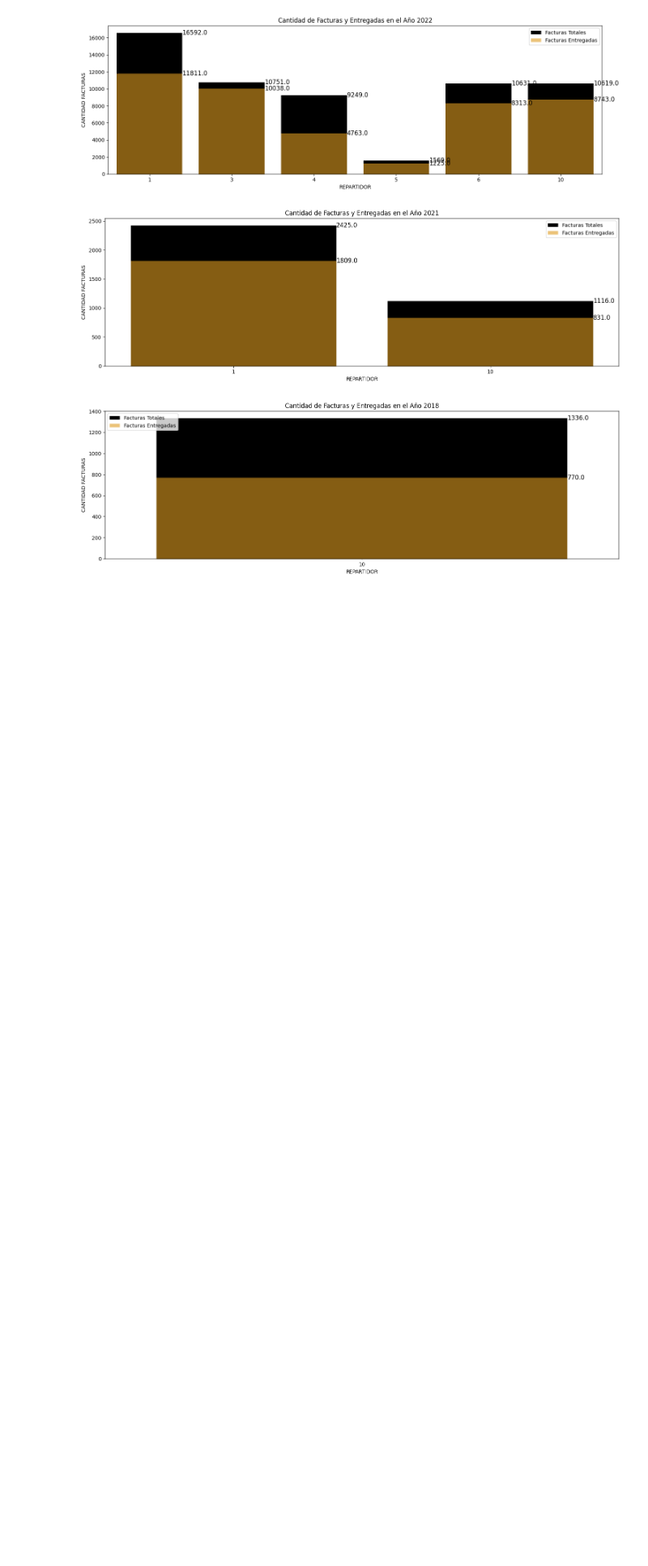
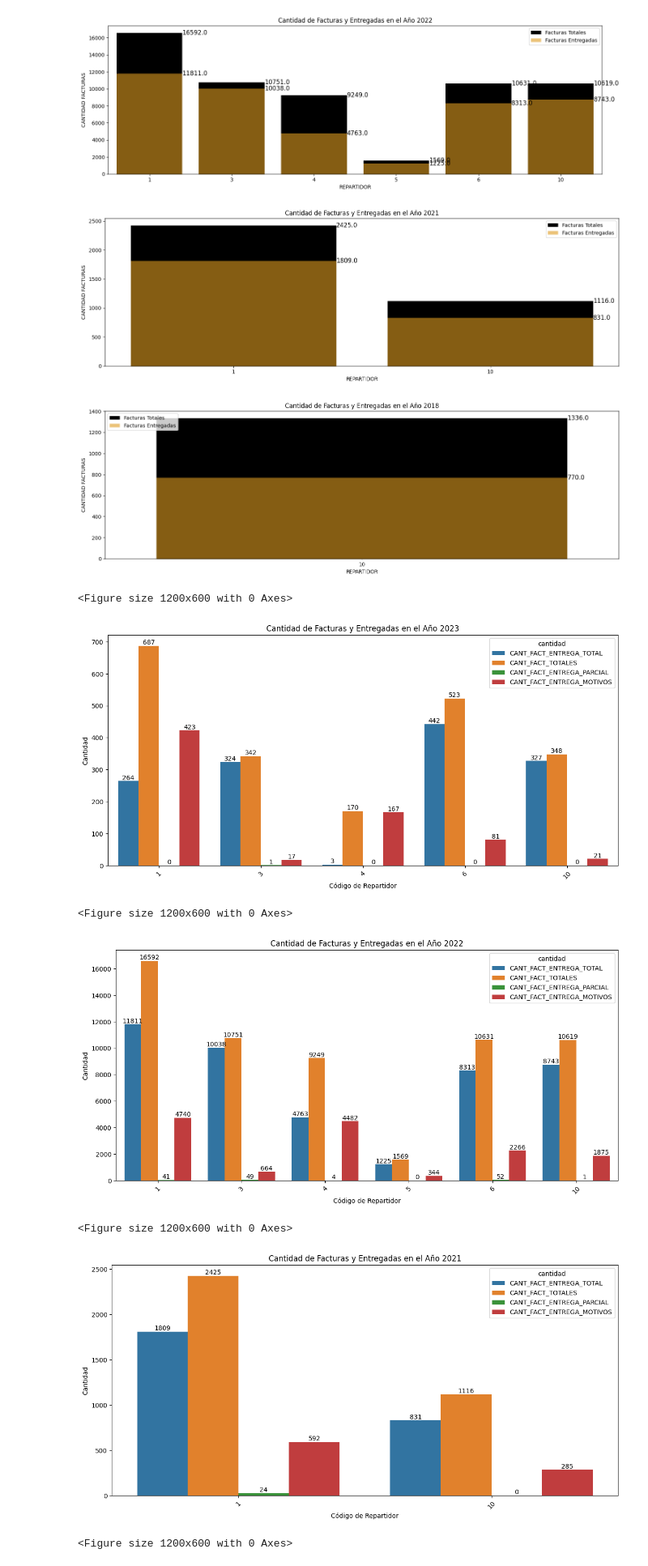
Before and after one commit to Lucaspadula/hackathon_mE, a Jupyter notebook: notebooks/1.0-act_rep-initial-data.ipynb, the cells around one changed output. Shown at 81% size. Drawn from its saved outputs; the diff is of its cells as text; code cells hidden in the pictures; blank space fills up the shorter version.

```diff
--- a/notebooks/1.0-act_rep-initial-data.ipynb
+++ b/notebooks/1.0-act_rep-initial-data.ipynb
@@ -323,3 +299,43 @@ for year in years:
 [figure]
 [figure]
 [figure]
+# %%
+for year in years:
+    plt.figure(figsize=(12,6))
+
+    # Supongamos que tienes un DataFrame llamado df con las columnas 'codigo_repartidor', 'facturas_entregadas', 'facturas_totales'
+    df_filtered = df[df['YEAR'] == year]
+
+    # Agrupar los datos por 'codigo_repartidor' y calcular la suma de 'facturas_entregadas' y 'facturas_totales'
+    facturas_por_repartidor = df_filtered.groupby('ID_REPARTIDOR')[['CANT_FACT_ENTREGA_TOTAL', 'CANT_FACT_TOTALES', 'CANT_FACT_ENTREGA_PARCIAL','CANT_FACT_ENTREGA_MOTIVOS']].sum().reset_index()
+
+    # Convertir los datos al formato largo para que seaborn pueda entenderlos mejor
+    facturas_long = pd.melt(facturas_por_repartidor, id_vars=['ID_REPARTIDOR'], value_vars=['CANT_FACT_ENTREGA_TOTAL', 'CANT_FACT_TOTALES', 'CANT_FACT_ENTREGA_PARCIAL','CANT_FACT_ENTREGA_MOTIVOS'],
+                            var_name='cantidad', value_name='tipo_factura')
+
+    # Crear el gráfico de barras
+    plt.figure(figsize=(12, 6))
+    ax = sns.barplot(x='ID_REPARTIDOR', y='tipo_factura', hue='cantidad', data=facturas_long)
+
+    # Personalizar el gráfico
+    ax.set(xlabel='Código de Repartidor', ylabel='Cantidad', title=f'Cantidad de Facturas y Entregadas en el Año {year}')
+
+
+    # Añadir etiquetas a las barras
+    for container in ax.containers:
+        ax.bar_label(container, size=10)
+
+    # Ajustar el layout
+    plt.tight_layout()
+    plt.xticks(rotation=45)
+
+    # Mostrar el gráfico
+    plt.show()
+# %% [output]
+<Figure size 1200x600 with 0 Axes>
+[figure, added]
+<Figure size 1200x600 with 0 Axes>
+[figure, added]
+<Figure size 1200x600 with 0 Axes>
+[figure, added]
+<Figure size 1200x600 with 0 Axes>
```
Also changed, not shown: parts of 5 cells of this notebook.
